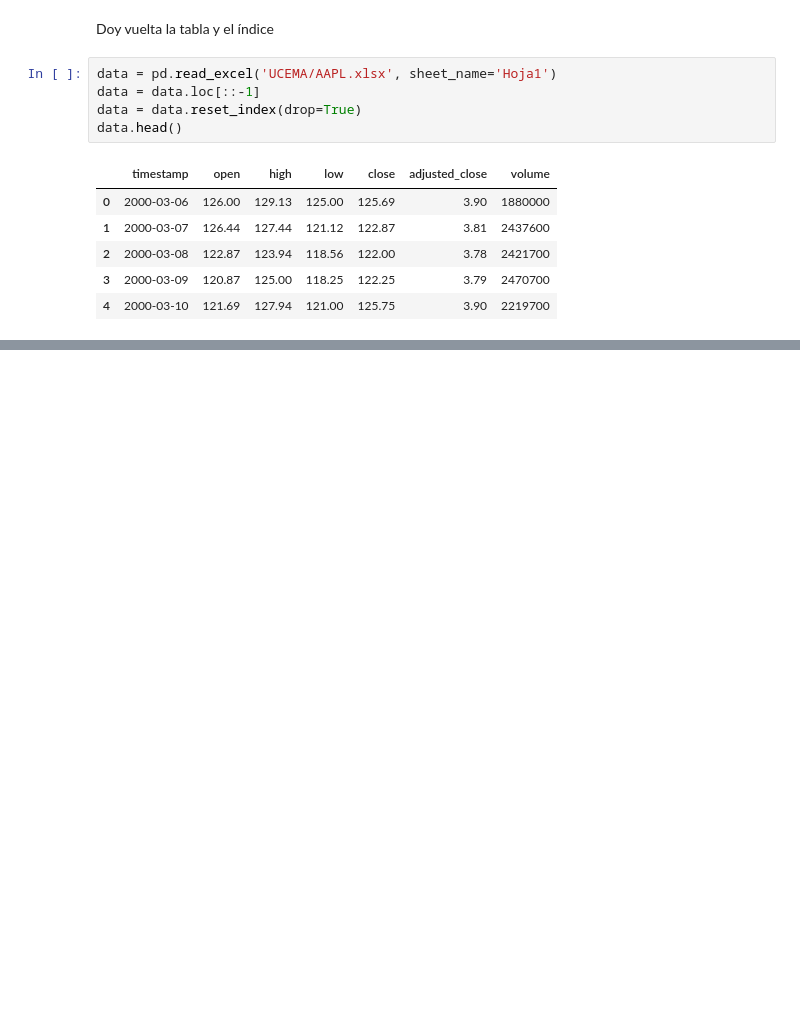
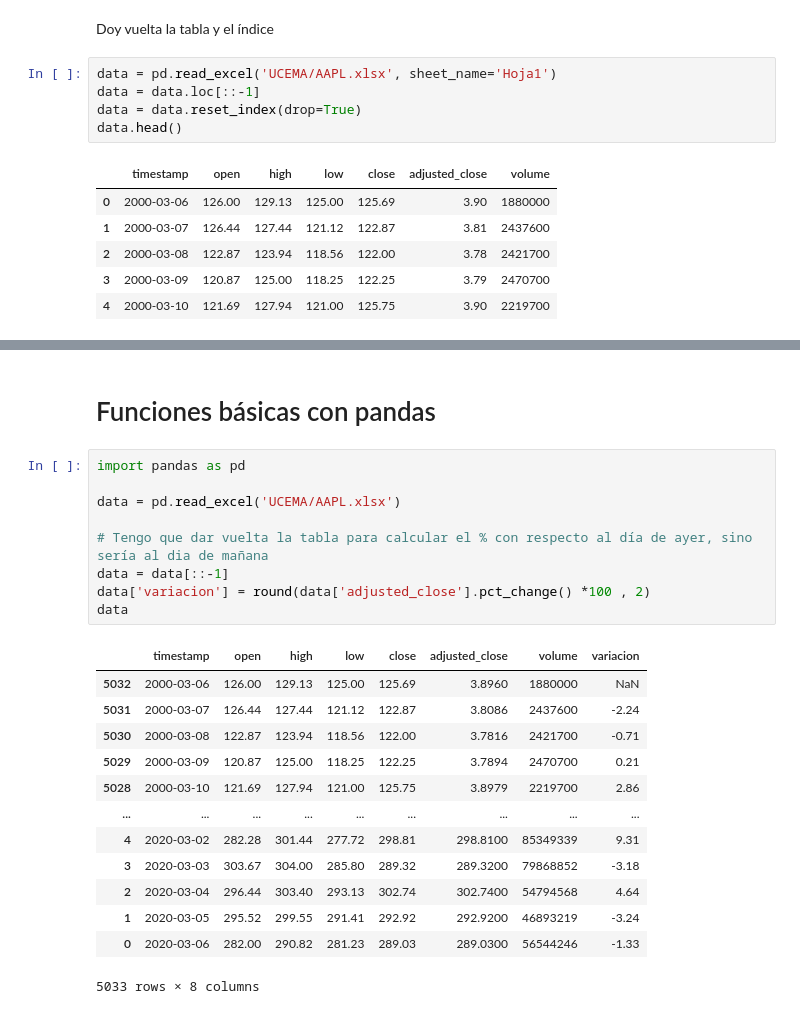
Before and after one commit to AucaCoyan/exp-quant, a Jupyter notebook: Libro2-Pandas.ipynb, the cells around one changed output, grey strips where cells are left out. Drawn from its saved outputs; the diff is of its cells as text; blank space fills up the shorter version.

Commit message:
avance con pandas

```diff
--- a/Libro2.ipynb
+++ b/Libro2-Pandas.ipynb
@@ -331,0 +491,25 @@ Página 37
+# %% [markdown]
+# Funciones básicas con pandas
+# %%
+import pandas as pd
+
+data = pd.read_excel('UCEMA/AAPL.xlsx')
+
+# Tengo que dar vuelta la tabla para calcular el % con respecto al día de ayer, sino sería al dia de mañana
+data = data[::-1]
+data['variacion'] = round(data['adjusted_close'].pct_change() *100 , 2)
+data
+# %% [output]
+|  | timestamp | open | high | low | close | adjusted_close | volume | variacion |
+| 5032 | 2000-03-06 | 126.00 | 129.13 | 125.00 | 125.69 | 3.8960 | 1880000 | NaN |
+| 5031 | 2000-03-07 | 126.44 | 127.44 | 121.12 | 122.87 | 3.8086 | 2437600 | -2.24 |
+| 5030 | 2000-03-08 | 122.87 | 123.94 | 118.56 | 122.00 | 3.7816 | 2421700 | -0.71 |
+| 5029 | 2000-03-09 | 120.87 | 125.00 | 118.25 | 122.25 | 3.7894 | 2470700 | 0.21 |
+| 5028 | 2000-03-10 | 121.69 | 127.94 | 121.00 | 125.75 | 3.8979 | 2219700 | 2.86 |
+| ... | ... | ... | ... | ... | ... | ... | ... | ... |
+| 4 | 2020-03-02 | 282.28 | 301.44 | 277.72 | 298.81 | 298.8100 | 85349339 | 9.31 |
+| 3 | 2020-03-03 | 303.67 | 304.00 | 285.80 | 289.32 | 289.3200 | 79868852 | -3.18 |
+| 2 | 2020-03-04 | 296.44 | 303.40 | 293.13 | 302.74 | 302.7400 | 54794568 | 4.64 |
+| 1 | 2020-03-05 | 295.52 | 299.55 | 291.41 | 292.92 | 292.9200 | 46893219 | -3.24 |
+| 0 | 2020-03-06 | 282.00 | 290.82 | 281.23 | 289.03 | 289.0300 | 56544246 | -1.33 |
+5033 rows × 8 columns
```
Also changed, not shown: parts of 20 cells of this notebook.
